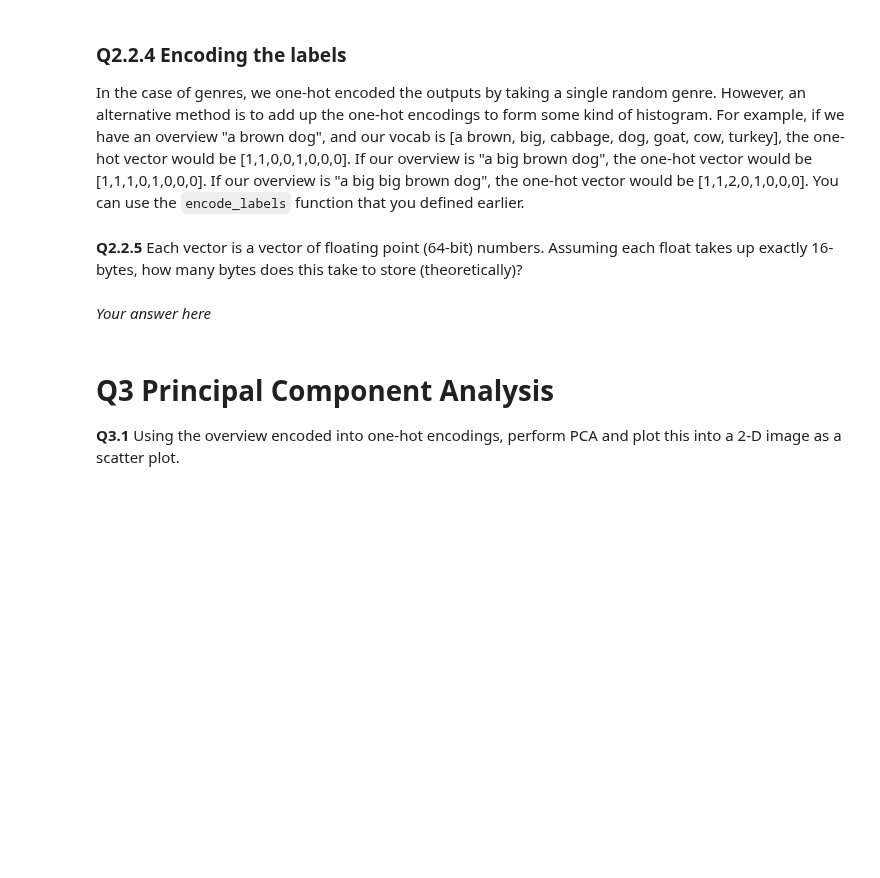
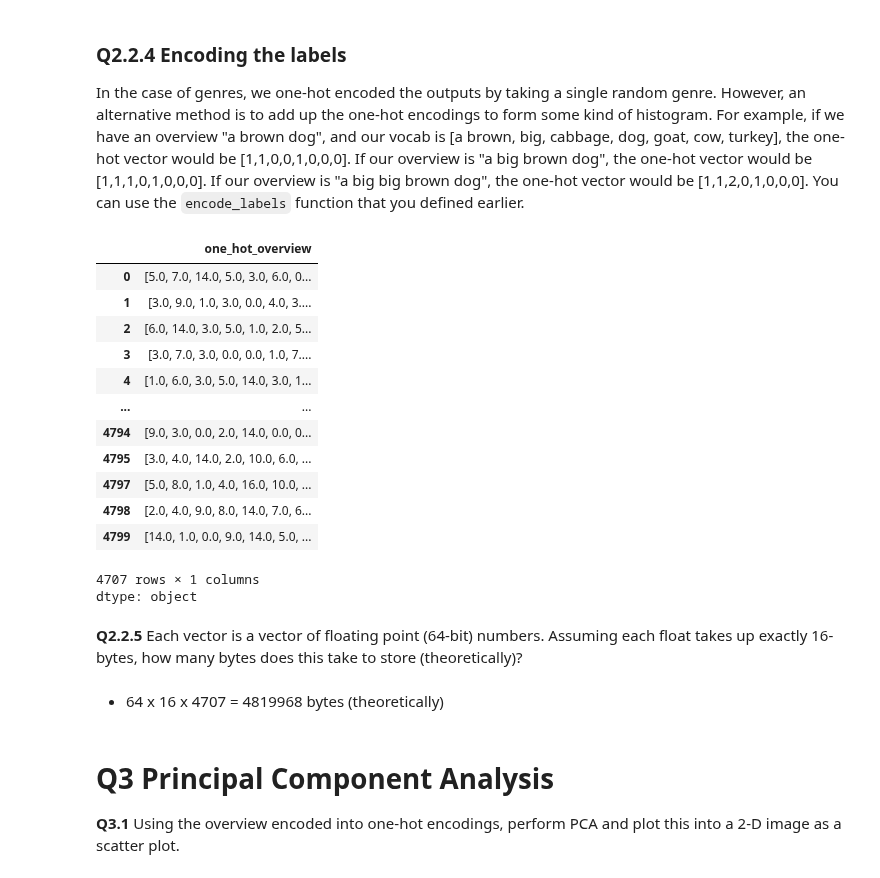
Before and after one commit to sergeGITH/TS, a Jupyter notebook: TMDL_2024_25_Assignment_3,_Qs_only.ipynb, the cells around one changed output. Cells and saved outputs as stored; diff of their text form; code cells hidden in the pictures; blank space fills up the shorter version.

```diff
--- a/TMDL_2024_25_Assignment_3,_Qs_only.ipynb
+++ b/TMDL_2024_25_Assignment_3,_Qs_only.ipynb
@@ -261,20 +261,35 @@ In the case of genres, we one-hot encoded the outputs by taking a single random
 # %%
 # this code is just a hint, if you want you can do it as you please
 # as long as the output remains the same
 encoded_labels = []
 for index, row in tqdm(df.iterrows(), total=len(df)):
     sentence_encode = [] # set of encodings for this overview
     for word in row["proc_overview"]:
-        sentence_encode.append(encode_labels(word, sorted_vocab)) # get encoding for this word
-    sentence_encode = sentence_encode + encode_labels(word, sorted_vocab)) # sum over axis=1
+        sentence_encode.append(encode_labels(word, row["proc_overview"])) # get encoding for this word
+    sentence_encode = np.sum(sentence_encode, axis=0) # sum over axis=1
     encoded_labels.append(sentence_encode)
 
 df["one_hot_overview"] = encoded_labels
 df['one_hot_overview'] # print to verify
+# %% [output]
+|  | one_hot_overview |
+| 0 | [5.0, 7.0, 14.0, 5.0, 3.0, 6.0, 0... |
+| 1 | [3.0, 9.0, 1.0, 3.0, 0.0, 4.0, 3.... |
+| 2 | [6.0, 14.0, 3.0, 5.0, 1.0, 2.0, 5... |
+| 3 | [3.0, 7.0, 3.0, 0.0, 0.0, 1.0, 7.... |
+| 4 | [1.0, 6.0, 3.0, 5.0, 14.0, 3.0, 1... |
+| ... | ... |
+| 4794 | [9.0, 3.0, 0.0, 2.0, 14.0, 0.0, 0... |
+| 4795 | [3.0, 4.0, 14.0, 2.0, 10.0, 6.0, ... |
+| 4797 | [5.0, 8.0, 1.0, 4.0, 16.0, 10.0, ... |
+| 4798 | [2.0, 4.0, 9.0, 8.0, 14.0, 7.0, 6... |
+| 4799 | [14.0, 1.0, 0.0, 9.0, 14.0, 5.0, ... |
+4707 rows × 1 columns
+dtype: object
 # %% [markdown]
 **Q2.2.5** Each vector is a vector of floating point (64-bit) numbers. Assuming each float takes up exactly 16-bytes, how many bytes does this take to store (theoretically)?
-# %% [markdown]
-*Your answer here*
+# %% [markdown]
+* 64 x 16 x 4707 = 4819968 bytes (theoretically)
 # %% [markdown]
 # Q3 Principal Component Analysis
 
```
